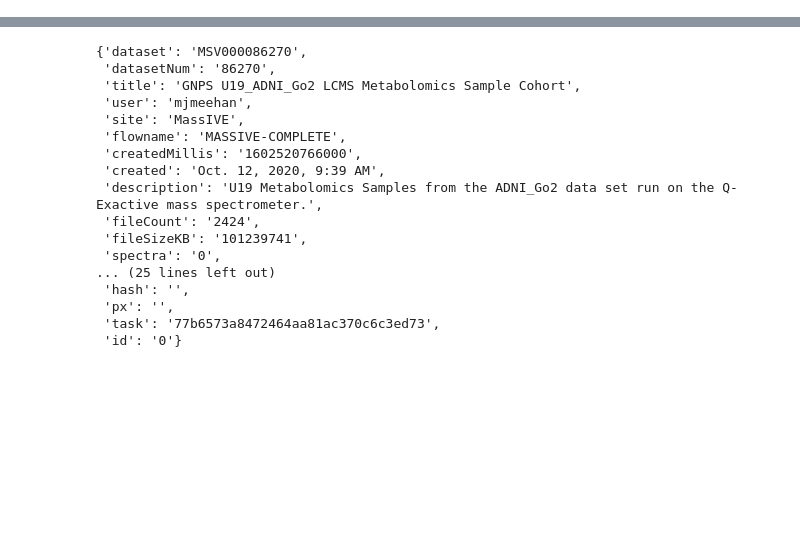
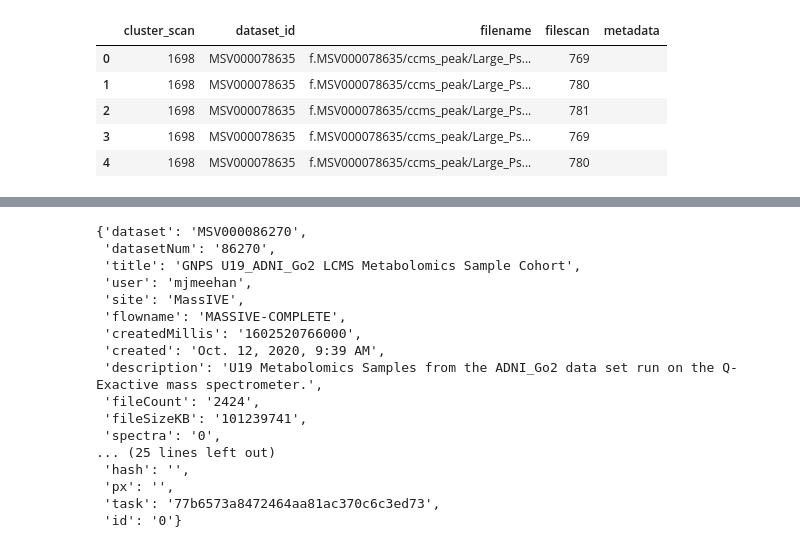
Before and after one commit to mwang87/GNPS_MASST_Notebooks, a Jupyter notebook: GNPS_MASST_Network.ipynb, the cells around one changed output, grey strips where cells are left out. Drawn from its saved outputs; the diff is of its cells as text; code cells hidden in the pictures; blank space fills up the shorter version.

```diff
--- a/GNPS_MASST_Network.ipynb
+++ b/GNPS_MASST_Network.ipynb
@@ -7,7 +9,15 @@ MASST_TASK = "c6b2797224f34d819d20dd7af622bc6b"
 # %%
 # Loading MASST information
 
 spectra_matches_df = pd.read_csv("https://gnps.ucsd.edu/ProteoSAFe/DownloadResultFile?task={}&file=all_dataset_spectra_matches/&block=main".format(MASST_TASK), sep="\t")
+spectra_matches_df.head()
+# %% [output]
+|  | cluster_scan | dataset_id | filename | filescan | metadata |
+| 0 | 1698 | MSV000078635 | f.MSV000078635/ccms_peak/Large_Ps... | 769 |  |
+| 1 | 1698 | MSV000078635 | f.MSV000078635/ccms_peak/Large_Ps... | 780 |  |
+| 2 | 1698 | MSV000078635 | f.MSV000078635/ccms_peak/Large_Ps... | 781 |  |
+| 3 | 1698 | MSV000078635 | f.MSV000078635/ccms_peak/Large_Ps... | 769 |  |
+| 4 | 1698 | MSV000078635 | f.MSV000078635/ccms_peak/Large_Ps... | 780 |  |
 # %%
 dataset_matches = list(set(spectra_matches_df["dataset_id"]))
 all_datasets = requests.get("https://massive.ucsd.edu/ProteoSAFe/datasets_json.jsp#%7B%22query%22%3A%7B%7D%2C%22table_sort_history%22%3A%22createdMillis_dsc%22%7D").json()["datasets"]
```
Also changed, not shown: parts of 5 cells of this notebook, 1 other file.
